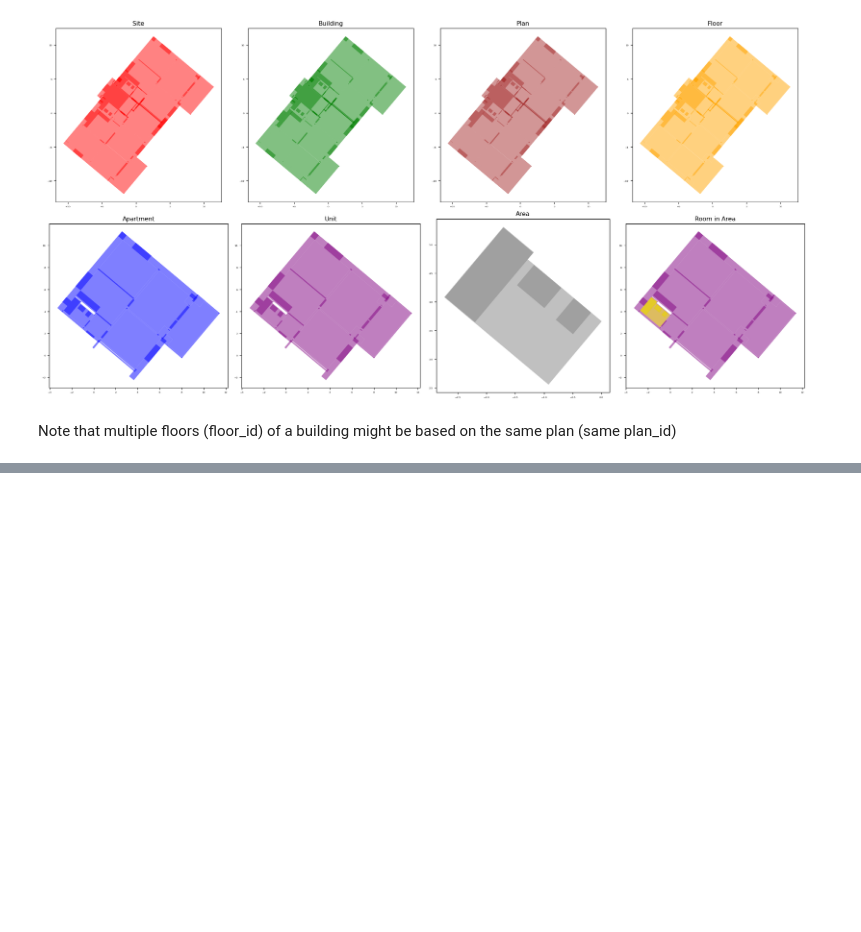
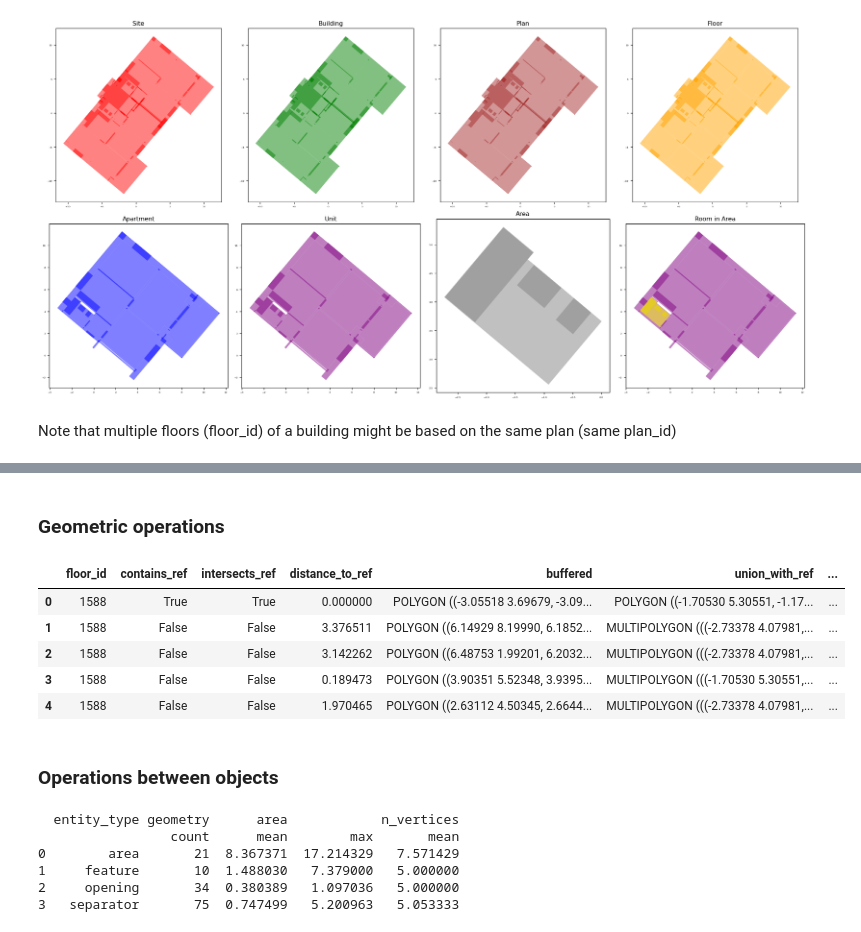
Before and after one commit to snt-arg/msd, a Jupyter notebook: NB - Data Curation 0 - Dataset Exploration.ipynb, the cells around one changed output, grey strips where cells are left out. Cells and saved outputs as stored; diff of their text form; code cells hidden in the pictures; blank space fills up the shorter version.

Commit message:
Add geometries operations

```diff
--- a/NB - Data Curation 0 - Dataset Exploration.ipynb
+++ b/NB - Data Curation 0 - Dataset Exploration.ipynb
@@ -322,0 +359,45 @@ Note that multiple floors (floor_id) of a building might be based on the same pl
+# %% [markdown]
+### Geometric operations
+# %%
+ref_geom = floor.geometry.iloc[0]
+#returns boolean
+floor['contains_ref'] = floor.geometry.apply(lambda g: ref_geom.contains(g))
+floor['intersects_ref'] = floor.geometry.apply(lambda g: ref_geom.intersects(g))
+
+#min euclidian distance between each point of the two geometries, if they intersect the distance is 0
+floor['distance_to_ref'] = floor.geometry.apply(lambda g: ref_geom.distance(g))
+
+#returns geometry
+floor['union_with_ref'] = floor.geometry.apply(lambda g: ref_geom.union(g))
+floor['difference_from_ref'] = floor.geometry.apply(lambda g: ref_geom.difference(g))
+floor['intersection_with_ref'] = floor.geometry.apply(lambda g: ref_geom.intersection(g))
+
+floor[['floor_id', 'geometry', 'contains_ref', 'intersects_ref', 'distance_to_ref', 'buffered', 'union_with_ref', 'difference_from_ref', 'intersection_with_ref']].head()
+# %% [output]
+|  | floor_id | contains_ref | intersects_ref | distance_to_ref | buffered | union_with_ref | ... |
+| 0 | 1588 | True | True | 0.000000 | POLYGON ((-3.05518 3.69679, -3.09... | POLYGON ((-1.70530 5.30551, -1.17... | ... |
+| 1 | 1588 | False | False | 3.376511 | POLYGON ((6.14929 8.19990, 6.1852... | MULTIPOLYGON (((-2.73378 4.07981,... | ... |
+| 2 | 1588 | False | False | 3.142262 | POLYGON ((6.48753 1.99201, 6.2032... | MULTIPOLYGON (((-2.73378 4.07981,... | ... |
+| 3 | 1588 | False | False | 0.189473 | POLYGON ((3.90351 5.52348, 3.9395... | MULTIPOLYGON (((-1.70530 5.30551,... | ... |
+| 4 | 1588 | False | False | 1.970465 | POLYGON ((2.63112 4.50345, 2.6644... | MULTIPOLYGON (((-2.73378 4.07981,... | ... |
+# %% [markdown]
+### Operations between objects
+# %%
+# Spatial join between intersecting geometries
+join_result = gpd.sjoin(floor, floor, predicate='intersects', how='inner')
+
+# group by entity type and aggregate
+grouped = floor.groupby('entity_type').agg({
+    'geometry': 'count',
+    'area': ['mean', 'max'],
+    'n_vertices': 'mean'
+}).reset_index()
+
+print(grouped[['entity_type', 'geometry', 'area', 'n_vertices']])
+# %% [output]
+  entity_type geometry      area            n_vertices
+                 count      mean        max       mean
+0        area       21  8.367371  17.214329   7.571429
+1     feature       10  1.488030   7.379000   5.000000
+2     opening       34  0.380389   1.097036   5.000000
+3   separator       75  0.747499   5.200963   5.053333
```
Also changed, not shown: parts of 5 cells of this notebook.
